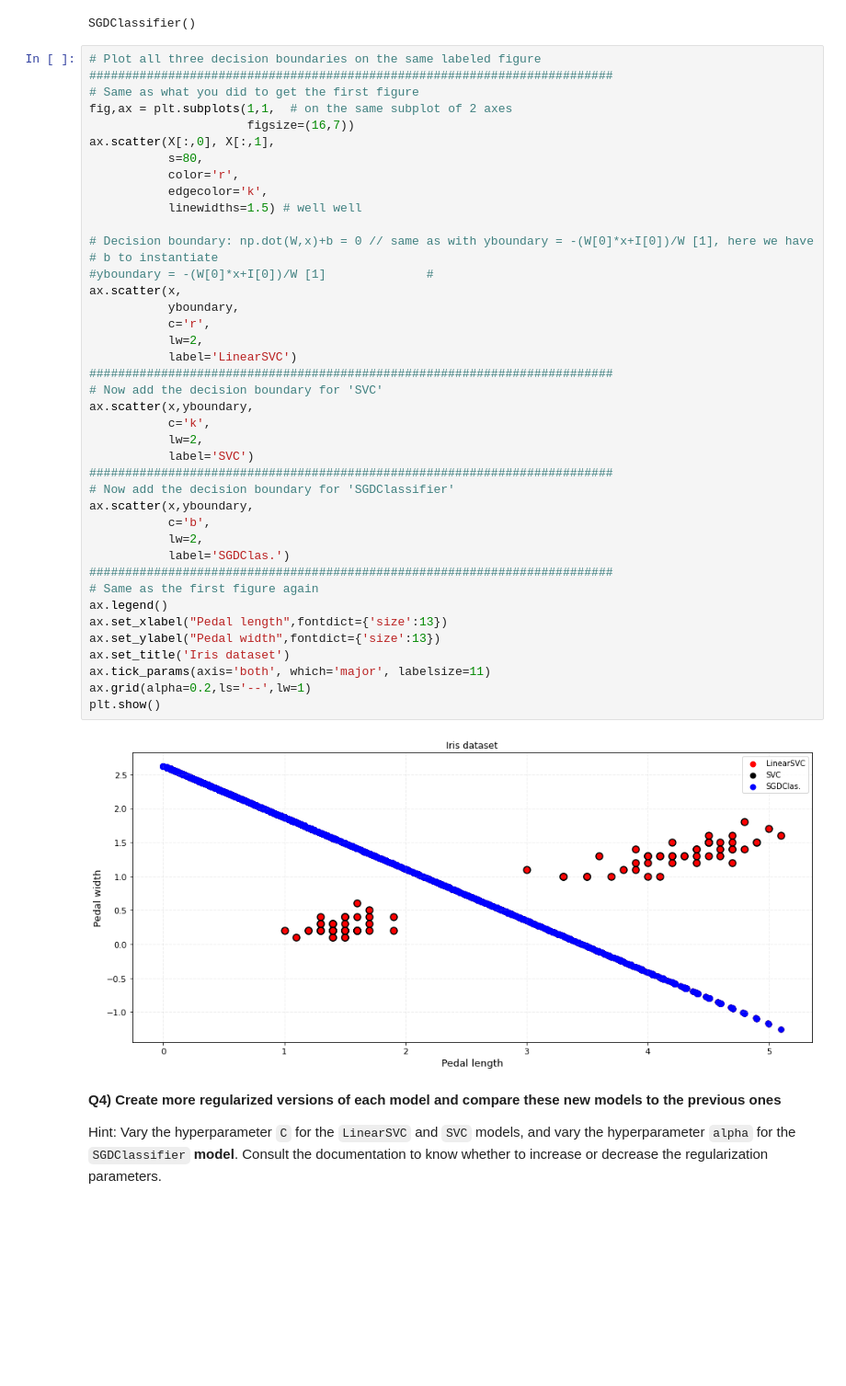
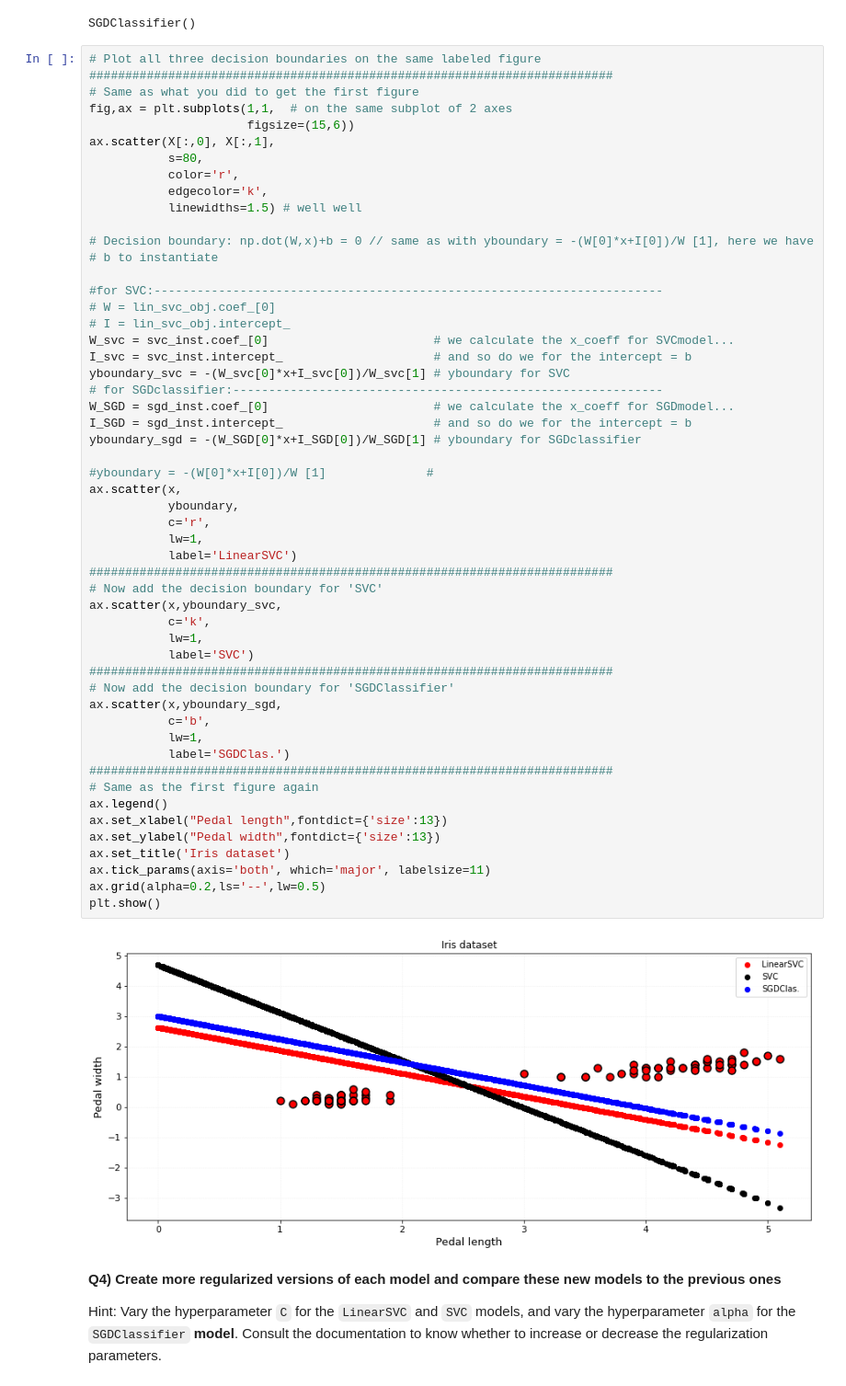
Before and after one commit to Etienne-98/2022_ML_EES, a Jupyter notebook: Labs/S2_1_SVM.ipynb, the cells around one changed output. Shown at 92% size. Saved outputs shown, nothing was run; the diff lists cells and outputs as text; blank space fills up the shorter version.

```diff
--- a/Labs/S2_1_SVM.ipynb
+++ b/Labs/S2_1_SVM.ipynb
@@ -180,44 +180,56 @@ SGDClassifier()
 #########################################################################
 # Same as what you did to get the first figure
 fig,ax = plt.subplots(1,1,  # on the same subplot of 2 axes
-                      figsize=(16,7))
+                      figsize=(15,6))
 ax.scatter(X[:,0], X[:,1],
            s=80,
            color='r',
            edgecolor='k',
            linewidths=1.5) # well well
 
 # Decision boundary: np.dot(W,x)+b = 0 // same as with yboundary = -(W[0]*x+I[0])/W [1], here we have
 # b to instantiate
+
+#for SVC:-----------------------------------------------------------------------
+# W = lin_svc_obj.coef_[0]
+# I = lin_svc_obj.intercept_
+W_svc = svc_inst.coef_[0]                       # we calculate the x_coeff for SVCmodel...
+I_svc = svc_inst.intercept_                     # and so do we for the intercept = b
+yboundary_svc = -(W_svc[0]*x+I_svc[0])/W_svc[1] # yboundary for SVC
+# for SGDclassifier:------------------------------------------------------------
+W_SGD = sgd_inst.coef_[0]                       # we calculate the x_coeff for SGDmodel...
+I_SGD = sgd_inst.intercept_                     # and so do we for the intercept = b
+yboundary_sgd = -(W_SGD[0]*x+I_SGD[0])/W_SGD[1] # yboundary for SGDclassifier
+
 #yboundary = -(W[0]*x+I[0])/W [1]              #
 ax.scatter(x,
            yboundary,
            c='r',
-           lw=2,
+           lw=1,
            label='LinearSVC')
 #########################################################################
 # Now add the decision boundary for 'SVC'
-ax.scatter(x,yboundary,
+ax.scatter(x,yboundary_svc,
            c='k',
-           lw=2,
+           lw=1,
            label='SVC')
 #########################################################################
 # Now add the decision boundary for 'SGDClassifier'
-ax.scatter(x,yboundary,
+ax.scatter(x,yboundary_sgd,
            c='b',
-           lw=2,
+           lw=1,
            label='SGDClas.')
 #########################################################################
 # Same as the first figure again
 ax.legend()
 ax.set_xlabel("Pedal length",fontdict={'size':13})
 ax.set_ylabel("Pedal width",fontdict={'size':13})
 ax.set_title('Iris dataset')
 ax.tick_params(axis='both', which='major', labelsize=11)
-ax.grid(alpha=0.2,ls='--',lw=1)
+ax.grid(alpha=0.2,ls='--',lw=0.5)
 plt.show()
 # %% [output]
-[figure, old version]
+[figure, new version]
 # %% [markdown]
 **Q4) Create more regularized versions of each model and compare these new models to the previous ones**
 
```
Also changed, not shown: parts of 4 cells of this notebook.
